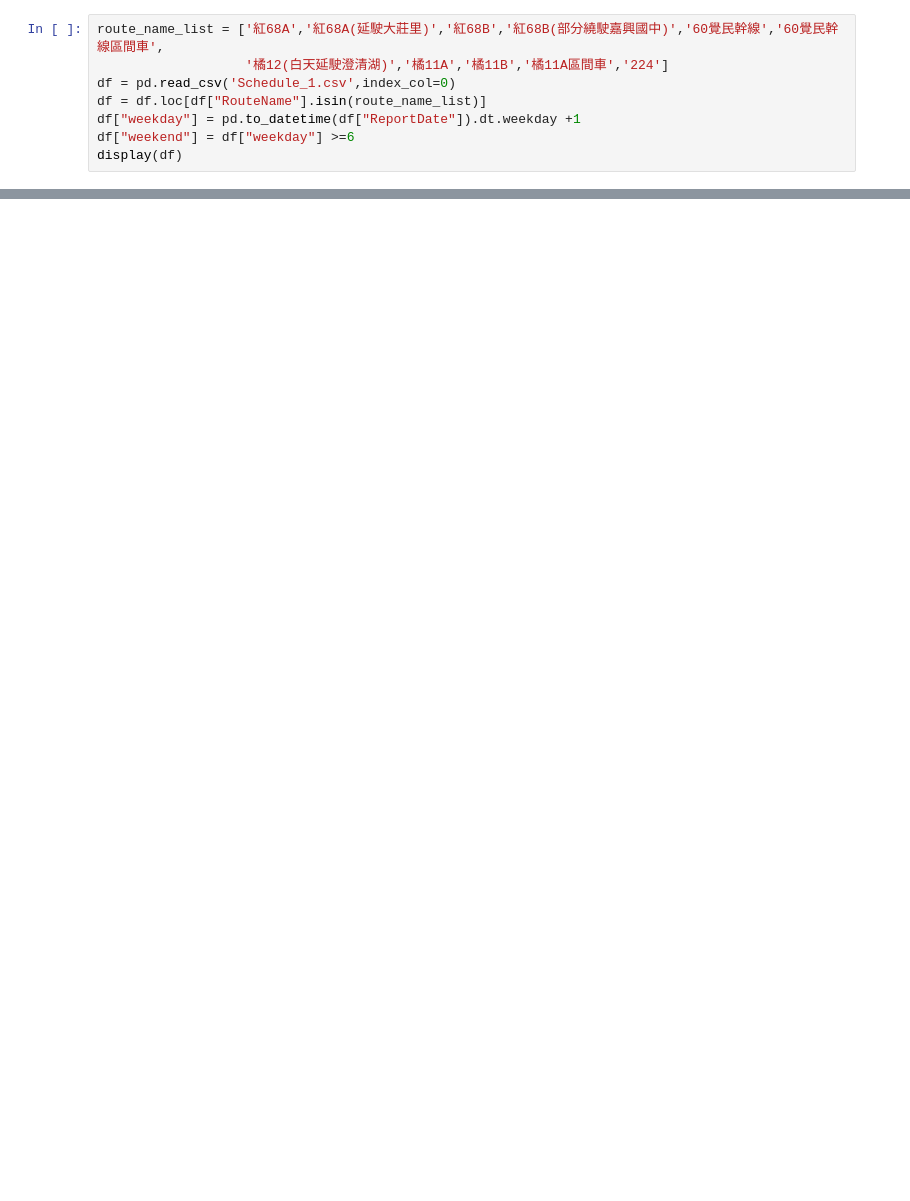
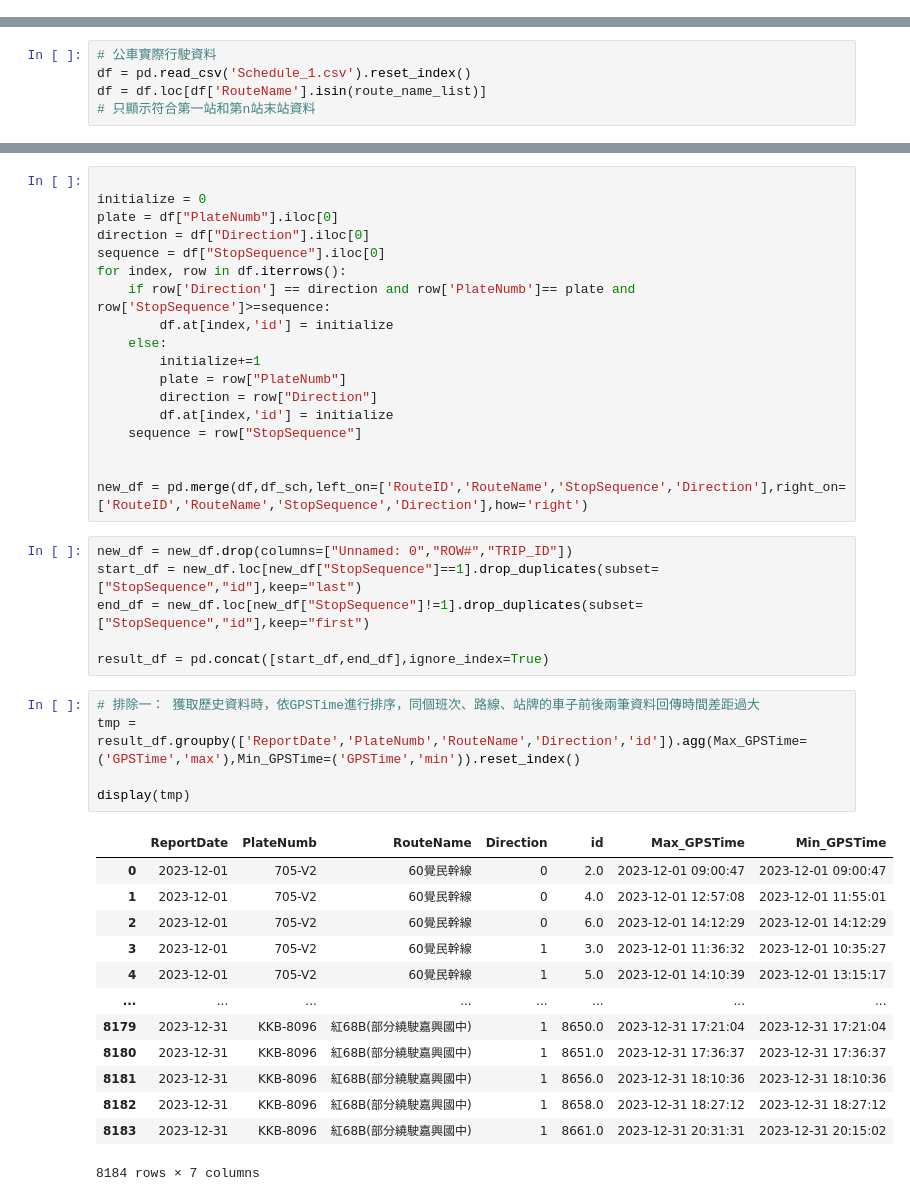
Before and after one commit to chaoyen199611/KBUS, a Jupyter notebook: test.ipynb, the cells around one changed output, grey strips where cells are left out. Saved outputs shown, nothing was run; the diff lists cells and outputs as text; blank space fills up the shorter version.

```diff
--- a/test.ipynb
+++ b/test.ipynb
@@ -51,8 +50,0 @@ display(df_sch)
-# %%
-route_name_list = ['紅68A','紅68A(延駛大莊里)','紅68B','紅68B(部分繞駛嘉興國中)','60覺民幹線','60覺民幹線區間車',
-                   '橘12(白天延駛澄清湖)','橘11A','橘11B','橘11A區間車','224']
-df = pd.read_csv('Schedule_1.csv',index_col=0)
-df = df.loc[df["RouteName"].isin(route_name_list)]
-df["weekday"] = pd.to_datetime(df["ReportDate"]).dt.weekday +1
-df["weekend"] = df["weekday"] >=6
-display(df)
@@ -220,0 +51,5 @@ df_total = df_total.reset_index()
+# %%
+# 公車實際行駛資料
+df = pd.read_csv('Schedule_1.csv').reset_index()
+df = df.loc[df['RouteName'].isin(route_name_list)]
+# 只顯示符合第一站和第n站末站資料
@@ -220,0 +61,43 @@ df_total = df_total.reset_index()
+# %%
+
+initialize = 0
+plate = df["PlateNumb"].iloc[0]
+direction = df["Direction"].iloc[0]
+sequence = df["StopSequence"].iloc[0]
+for index, row in df.iterrows():
+    if row['Direction'] == direction and row['PlateNumb']== plate and row['StopSequence']>=sequence:
+        df.at[index,'id'] = initialize
+    else:
+        initialize+=1
+        plate = row["PlateNumb"]
+        direction = row["Direction"]
+        df.at[index,'id'] = initialize
+    sequence = row["StopSequence"]
+
+
+new_df = pd.merge(df,df_sch,left_on=['RouteID','RouteName','StopSequence','Direction'],right_on=['RouteID','RouteName','StopSequence','Direction'],how='right')
+# %%
+new_df = new_df.drop(columns=["Unnamed: 0","ROW#","TRIP_ID"])
+start_df = new_df.loc[new_df["StopSequence"]==1].drop_duplicates(subset=["StopSequence","id"],keep="last")
+end_df = new_df.loc[new_df["StopSequence"]!=1].drop_duplicates(subset=["StopSequence","id"],keep="first")
+
+result_df = pd.concat([start_df,end_df],ignore_index=True)
+# %%
+# 排除一： 獲取歷史資料時，依GPSTime進行排序，同個班次、路線、站牌的車子前後兩筆資料回傳時間差距過大
+tmp = result_df.groupby(['ReportDate','PlateNumb','RouteName','Direction','id']).agg(Max_GPSTime=('GPSTime','max'),Min_GPSTime=('GPSTime','min')).reset_index()
+
+display(tmp)
+# %% [output]
+|  | ReportDate | PlateNumb | RouteName | Direction | id | Max_GPSTime | Min_GPSTime |
+| 0 | 2023-12-01 | 705-V2 | 60覺民幹線 | 0 | 2.0 | 2023-12-01 09:00:47 | 2023-12-01 09:00:47 |
+| 1 | 2023-12-01 | 705-V2 | 60覺民幹線 | 0 | 4.0 | 2023-12-01 12:57:08 | 2023-12-01 11:55:01 |
+| 2 | 2023-12-01 | 705-V2 | 60覺民幹線 | 0 | 6.0 | 2023-12-01 14:12:29 | 2023-12-01 14:12:29 |
+| 3 | 2023-12-01 | 705-V2 | 60覺民幹線 | 1 | 3.0 | 2023-12-01 11:36:32 | 2023-12-01 10:35:27 |
+| 4 | 2023-12-01 | 705-V2 | 60覺民幹線 | 1 | 5.0 | 2023-12-01 14:10:39 | 2023-12-01 13:15:17 |
+| ... | ... | ... | ... | ... | ... | ... | ... |
+| 8179 | 2023-12-31 | KKB-8096 | 紅68B(部分繞駛嘉興國中) | 1 | 8650.0 | 2023-12-31 17:21:04 | 2023-12-31 17:21:04 |
+| 8180 | 2023-12-31 | KKB-8096 | 紅68B(部分繞駛嘉興國中) | 1 | 8651.0 | 2023-12-31 17:36:37 | 2023-12-31 17:36:37 |
+| 8181 | 2023-12-31 | KKB-8096 | 紅68B(部分繞駛嘉興國中) | 1 | 8656.0 | 2023-12-31 18:10:36 | 2023-12-31 18:10:36 |
+| 8182 | 2023-12-31 | KKB-8096 | 紅68B(部分繞駛嘉興國中) | 1 | 8658.0 | 2023-12-31 18:27:12 | 2023-12-31 18:27:12 |
+| 8183 | 2023-12-31 | KKB-8096 | 紅68B(部分繞駛嘉興國中) | 1 | 8661.0 | 2023-12-31 20:31:31 | 2023-12-31 20:15:02 |
+8184 rows × 7 columns
```
Also changed, not shown: parts of 18 cells of this notebook, 2 other files.
